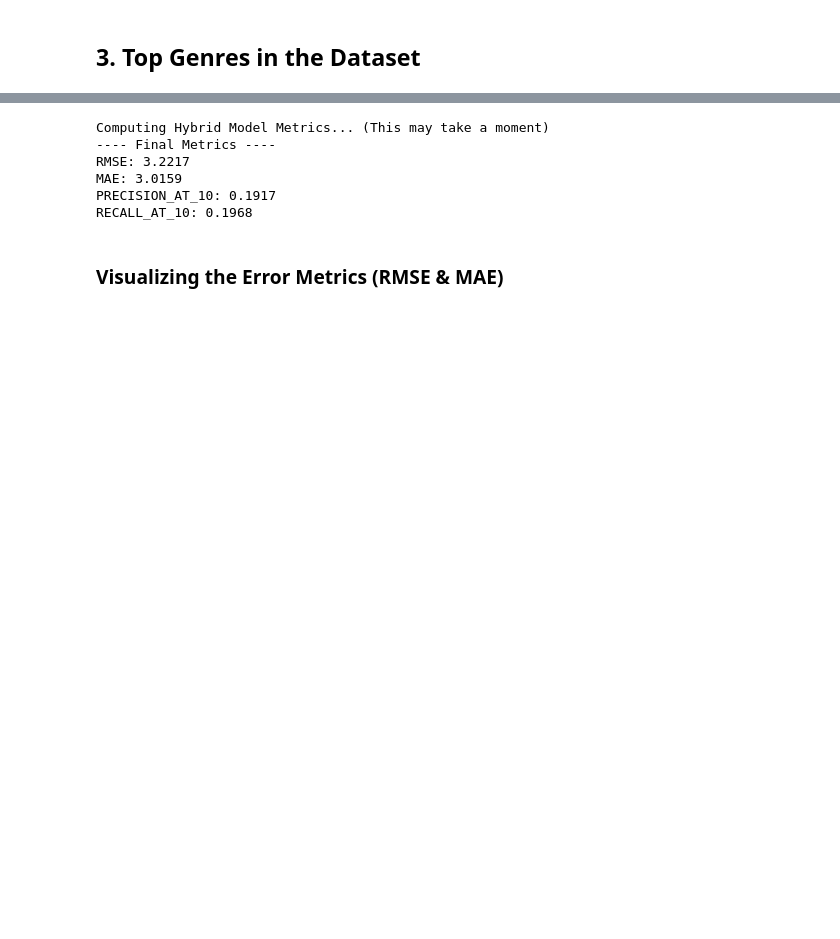
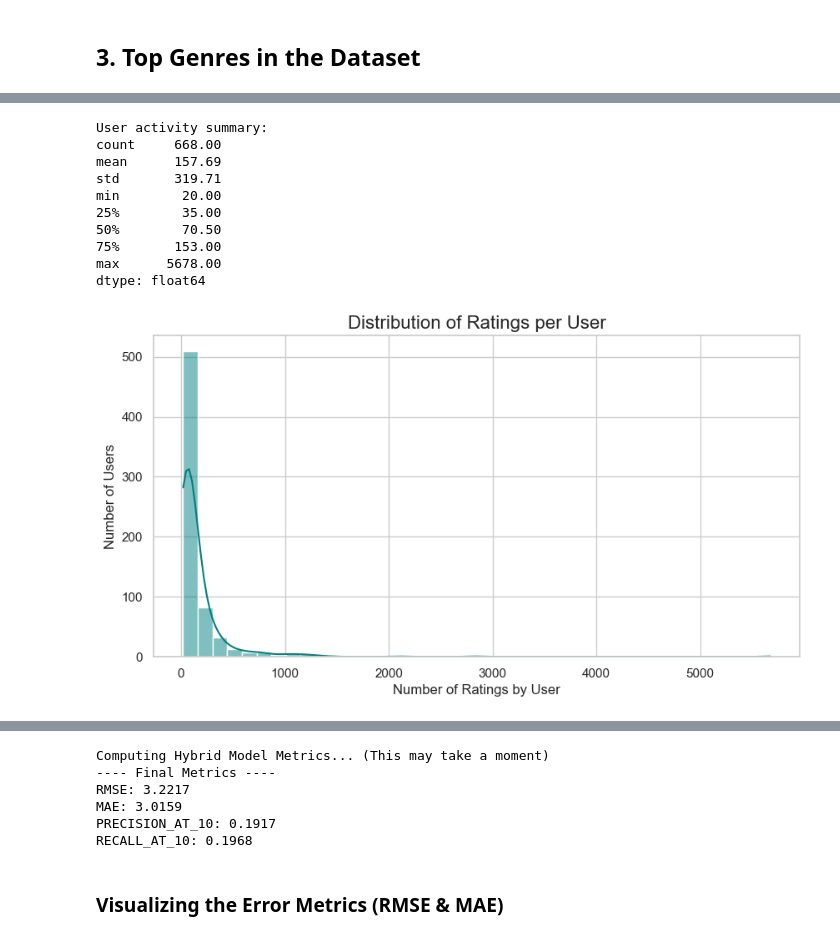
Before and after one commit to Prostorm19/movie-app, a Jupyter notebook: backend/results_analysis.ipynb, the cells around one changed output, grey strips where cells are left out. Saved outputs shown, nothing was run; the diff lists cells and outputs as text; code cells hidden in the pictures; blank space fills up the shorter version.

```diff
--- a/backend/results_analysis.ipynb
+++ b/backend/results_analysis.ipynb
@@ -64,0 +62,26 @@ Passing `palette` without assigning `hue` is deprecated and will be removed in v
+# %%
+# Ratings per user: activity distribution
+ratings_per_user = ratings_df.groupby('userId').size()
+
+print('User activity summary:')
+print(ratings_per_user.describe().round(2))
+
+plt.figure(figsize=(10, 5))
+ax = sns.histplot(ratings_per_user, bins=40, kde=True, color='teal')
+plt.title('Distribution of Ratings per User', fontsize=16)
+plt.xlabel('Number of Ratings by User', fontsize=12)
+plt.ylabel('Number of Users', fontsize=12)
+plt.show()
+ax.figure.savefig('ratings_per_user_distribution.png', dpi=300)
+# %% [output]
+User activity summary:
+count     668.00
+mean      157.69
+std       319.71
+min        20.00
+25%        35.00
+50%        70.50
+75%       153.00
+max      5678.00
+dtype: float64
+[figure, added]
```
Also changed, not shown: parts of 20 cells of this notebook, 13 other files.
